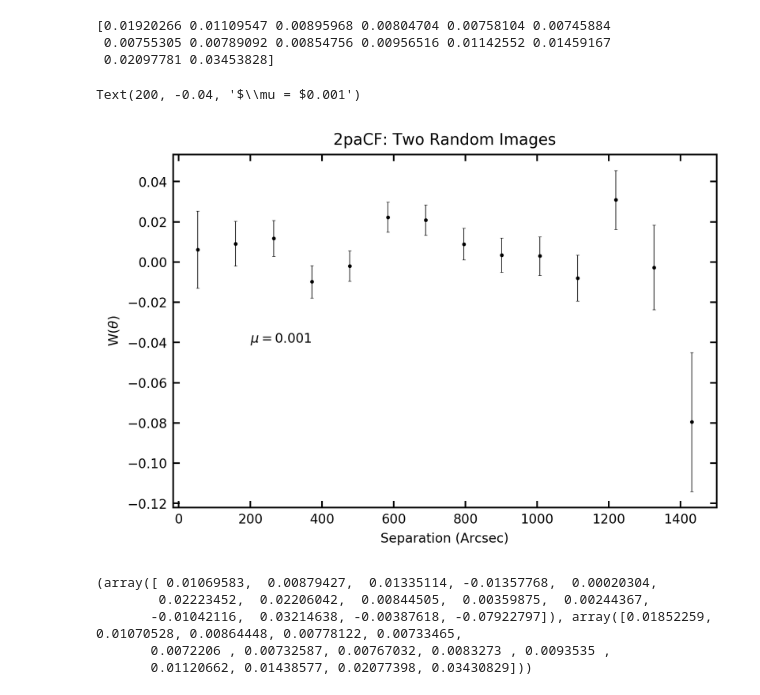
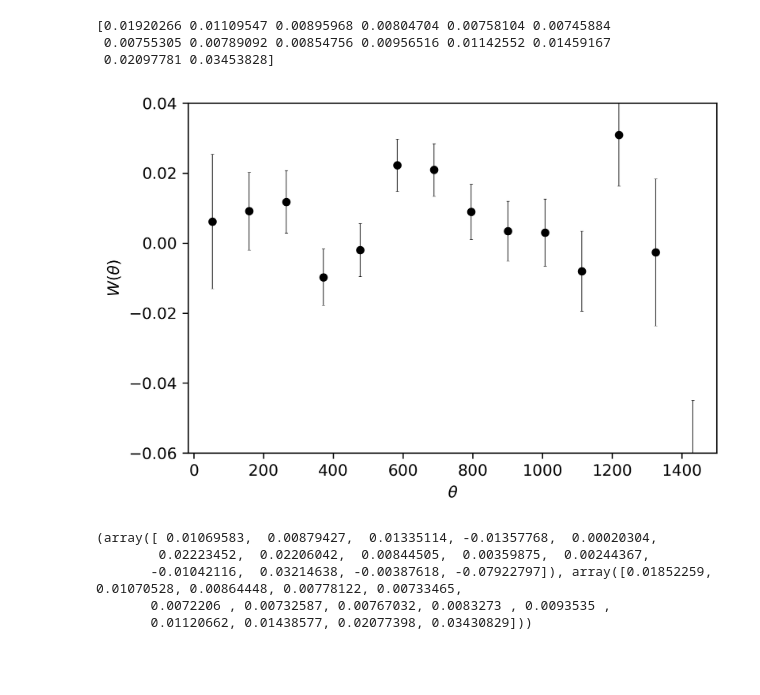
Before and after one commit to bbonine/swift_corrfunc, a Jupyter notebook: code/notebooks/corr_debug.ipynb, the cells around one changed output. Drawn from its saved outputs; the diff is of its cells as text; code cells hidden in the pictures; blank space fills up the shorter version.

```diff
--- a/code/notebooks/corr_debug.ipynb
+++ b/code/notebooks/corr_debug.ipynb
@@ -39,14 +56,15 @@ field_list = np.unique(field)
 # %%
 ## Matplotlib stuff
 fontsize = 8
-figsize = (3,3)
+figsize = (5,4)
 dpi = 300
 
 # Configure parameters
 plt.rcParams.update({'font.size': fontsize, 'figure.figsize': figsize, 'figure.dpi': dpi})
 
 # Default tick label size
-plt.rcParams['text.usetex'] = False
+plt.style.use('default')
+plt.rcParams['text.usetex'] = True
 plt.rcParams['xtick.labelsize'] = fontsize
 plt.rcParams['ytick.labelsize'] = fontsize
 plt.rcParams['xtick.direction'] = 'in'
@@ -290,12 +253,15 @@ N_norm = N_source / np.max(N_source) # Normalize
 
 # Construct weight map to gerenate random image:
 weight_map = np.reshape(N_norm,(-1,len(image_data[0])))
-plt.style.use('default')
-plt.figure(figsize = [10, 10])
+plt.style.use('dark_background')
+plt.figure(figsize = [6, 5], dpi = 300)
 plt.imshow(weight_map,cmap = 'gray', interpolation = 'none', norm = LogNorm(), origin = 'lower')
-plt.text(500, 900, "Mean exposure map value: "  + str(np.mean(exp_map_1d)), color = 'white')
-plt.title('Field '+target+ ': Normalized sources per pixel')
-#plt.savefig(path4+target+'/expmap.png')
+#plt.text(500, 900, "Mean exposure map value: "  + str(np.mean(exp_map_1d)), color = 'white')
+plt.xlabel("IMG X")
+plt.ylabel("IMG Y")
+plt.xlim(0,1000)
+plt.ylim(0,1000)
+plt.savefig('/Users/bbonine/ou/general_exam/figs/exp_map.png')
 #plt.close()
 #print("Exposure map " + str(i+1) + " created..." )
 # %% [output]
@@ -852,7 +819,10 @@ plt.savefig(path2+'corr_mean.png')
 In the above plot,we calculated both the mean of  W and the varience directly. Next we'll try the "Standard Error of the Weighted Mean" approach
 # %%
 # Try to read
+path ='/Users/bbonine/ou/research/corr_func/outputs/all/02_15_21_rand_15bin/'
+
 file  = np.load(path+'corr_raw.npz')
+centers, corr, varr = np.loadtxt(path+'corr_mean.txt', skiprows = 1, unpack = True)
 # %%
 # Select corr func measurements
 corr_raw = file['corr']
@@ -916,18 +886,25 @@ print(sig)
  0.02097781 0.03453828]
 # %%
 # Plot
+plt.style.use('default')
+pix_scale = 47.1262 / 20 # arcseconds / pixel
+centers_angle = centers*pix_scale
 plt.figure(figsize = [6,4], dpi = 300)
-plt.errorbar(centers_angle, weighted_mean, yerr=sig, fmt='ko', elinewidth = 0.4, capsize = 1,ms = 2, mew =0.3)
-plt.xlabel('Separation (Arcsec)')
-plt.ylabel(r'W$(\theta)$')
-plt.title('2paCF: Two Random Images')
 
-plt.text(200,-0.04, r'$\mu = $' +str(np.around(np.mean(weighted_mean),3)))
+plt.errorbar(centers_angle, weighted_mean, yerr=sig, fmt='ko', elinewidth = 0.4, capsize = 1,ms = 5, mew =0.3)
+plt.xlabel(r'$\theta $')
+plt.ylabel(r'$W(\theta)$')
+plt.ylim(-0.06,0.04)
+#plt.yscale('log')
 
-plt.savefig(path2+'corr_weight_mean.png')
+
+
+
+#plt.text(200,-0.04, r'$\mu = $' +str(np.around(np.mean(weighted_mean),3)))
+
+plt.savefig('/Users/bbonine/ou/general_exam/figs/corr_rand.png')
 # %% [output]
-Text(200, -0.04, '$\\mu = $0.001')
-[figure, old version]
+[figure, new version]
 # %%
 # In function form
 def weight(corr,varr):
```
Also changed, not shown: parts of 38 cells of this notebook, 6 other files.
